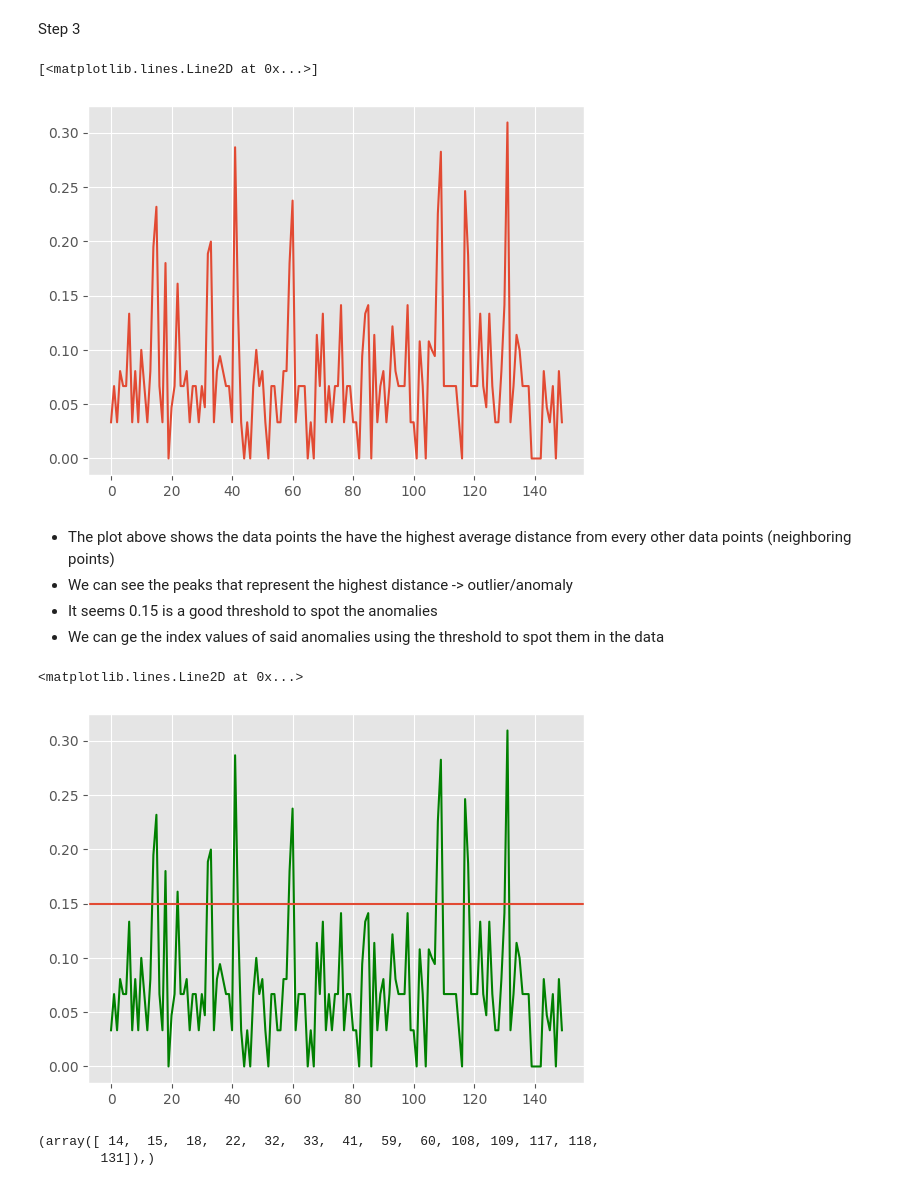
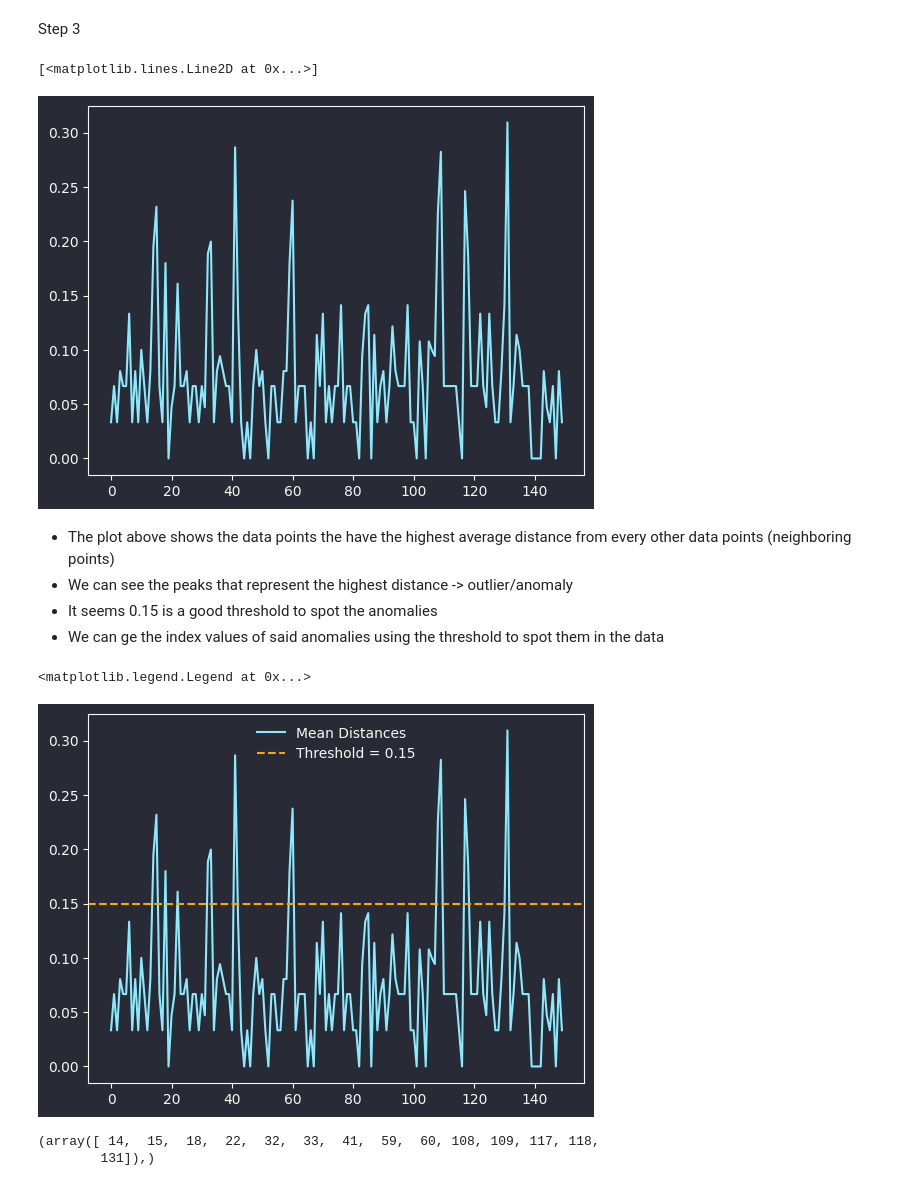
Before and after one commit to BasselD/ai-ml-training, a Jupyter notebook: 04_machine_learning/unsupervised_learning/unsupervised_outlier_detection.ipynb, the cells around one changed output. Drawn from its saved outputs; the diff is of its cells as text; code cells hidden in the pictures.

```diff
--- a/04_machine_learning/unsupervised_learning/unsupervised_outlier_detection.ipynb
+++ b/04_machine_learning/unsupervised_learning/unsupervised_outlier_detection.ipynb
@@ -36,8 +38,9 @@ import seaborn as sns
 
 from sklearn.datasets import load_iris
 from sklearn.neighbors import NearestNeighbors
-# %%
-plt.style.use('ggplot')
+# %%
+#plt.style.use('ggplot')
+plt.style.use(matplotx.styles.dracula)
 # %%
 iris_data = load_iris()
 
@@ -119,18 +122,19 @@ Step 3
 plt.plot(distances.mean(axis=1))
 # %% [output]
 [<matplotlib.lines.Line2D at 0x...>]
-[figure, old version]
+[figure, new version]
 # %% [markdown]
 - The plot above shows the data points the have the highest average distance from every other data points (neighboring points)
 - We can see the peaks that represent the highest distance -> outlier/anomaly
 - It seems 0.15 is a good threshold to spot the anomalies
 - We can ge the index values of said anomalies using the threshold to spot them in the data
 # %%
-plt.plot(distances.mean(axis=1), color='green')
-plt.axhline(y=0.15)
+plt.plot(distances.mean(axis=1), label='Mean Distances')
+plt.axhline(y=0.15, color='orange', label='Threshold = 0.15', linestyle='--')
+plt.legend()
 # %% [output]
-<matplotlib.lines.Line2D at 0x...>
+<matplotlib.legend.Legend at 0x...>
-[figure, old version]
+[figure, new version]
 # %%
 threshold = 0.15
 
```
Also changed, not shown: parts of 12 cells of this notebook.
